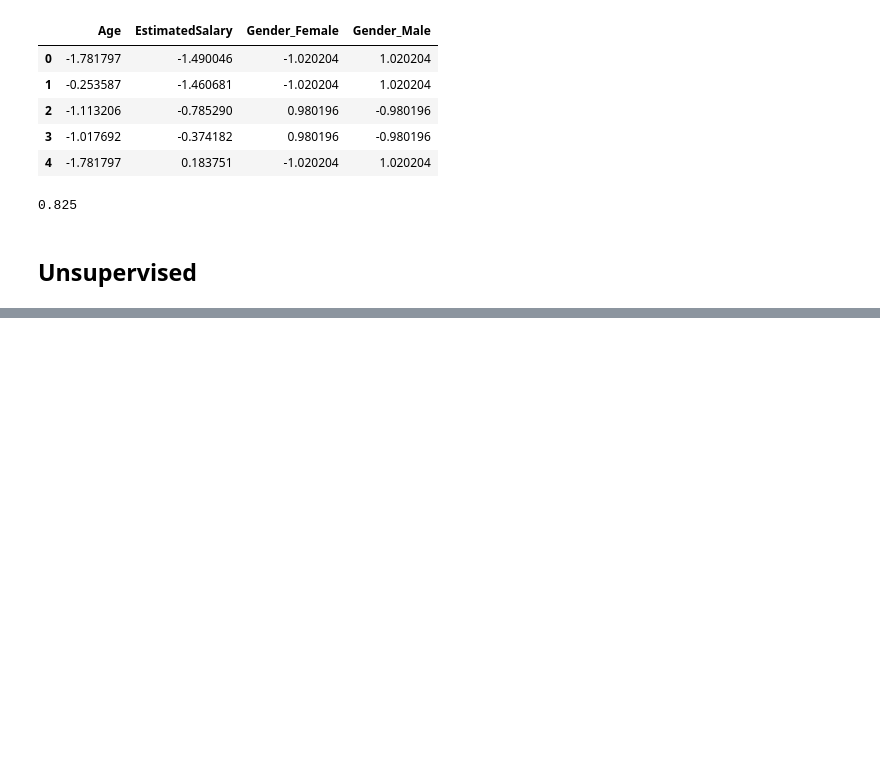
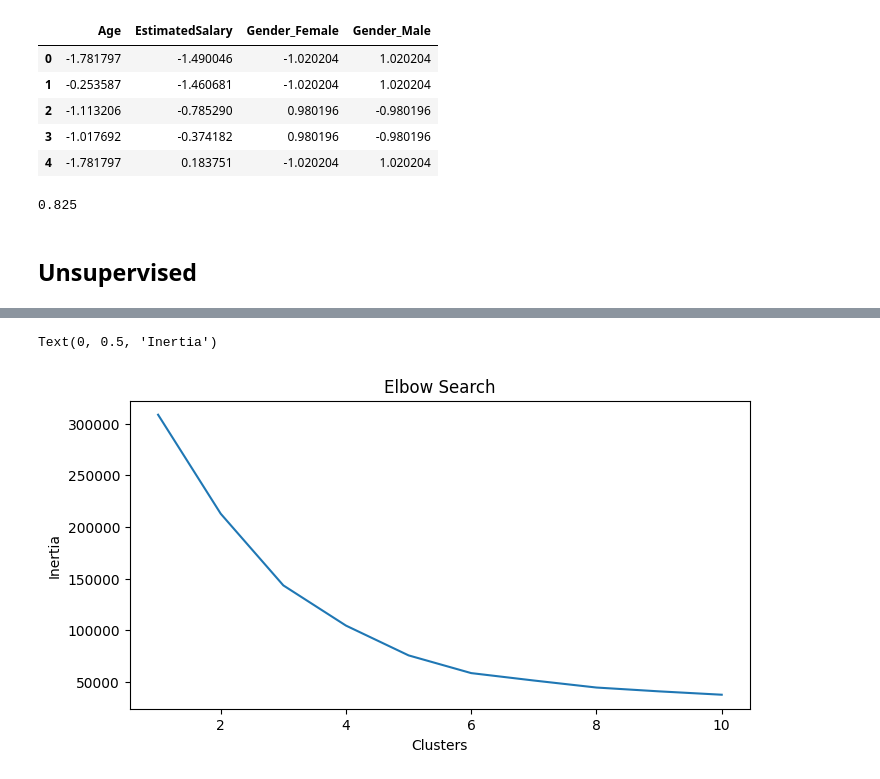
Before and after one commit to Anjasfedo/Dicoding-ML-Pemula, a Jupyter notebook: dicoding_ML_Pemula.ipynb, the cells around one changed output, grey strips where cells are left out. Saved outputs shown, nothing was run; the diff lists cells and outputs as text; code cells hidden in the pictures; blank space fills up the shorter version.

Commit message:
K-Means Clustering

```diff
--- a/dicoding_ML_Pemula.ipynb
+++ b/dicoding_ML_Pemula.ipynb
@@ -300,0 +303,6 @@ logistic_model.score(X_test, y_test)
+# %%
+import pandas as pd
+
+df = pd.read_csv("Mall_Customers.csv")
+
+df.head()
@@ -300,0 +316,11 @@ logistic_model.score(X_test, y_test)
+# %%
+df.rename(columns={
+    "Gender": "gender",
+    "Age": "age",
+    "Annual Income (k$)": "annual_income",
+    "Spending Score (1-100)": "spending_score"
+})
+
+df["gender"].replace(["Male", "Female"], [0, 1], inplace=True)
+
+df.head()
@@ -300,0 +334,4 @@ logistic_model.score(X_test, y_test)
+# %%
+X = df.drop(columns=["CustomerID", "gender"], axis=1)
+
+X.head()
@@ -300,0 +345,21 @@ logistic_model.score(X_test, y_test)
+# %%
+from sklearn.cluster import KMeans
+
+clusters = []
+
+for i in range(1, 11):
+  km = KMeans(n_clusters=i).fit(X)
+  clusters.append(km.inertia_)
+# %%
+import matplotlib.pyplot as plt
+%matplotlib inline
+import seaborn as sns
+
+fig, ax = plt.subplots(figsize=(8, 4))
+sns.lineplot(x=list(range(1, 11)), y=clusters, ax=ax)
+ax.set_title("Elbow Search")
+ax.set_xlabel("Clusters")
+ax.set_ylabel("Inertia")
+# %% [output]
+Text(0, 0.5, 'Inertia')
+[figure, added]
```
Also changed, not shown: parts of 5 cells of this notebook.
